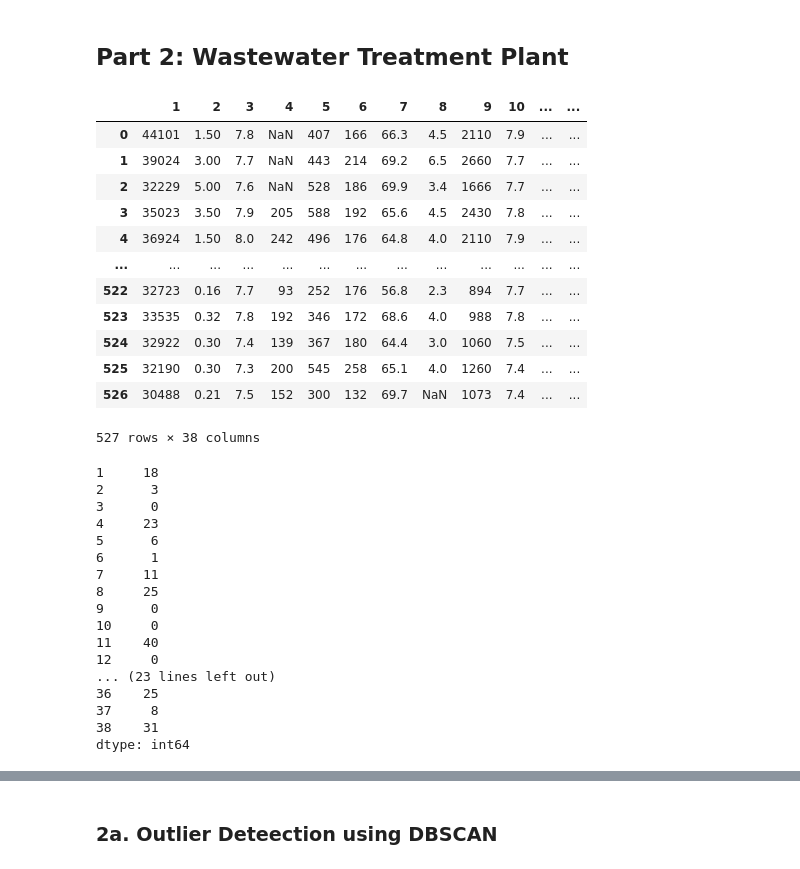
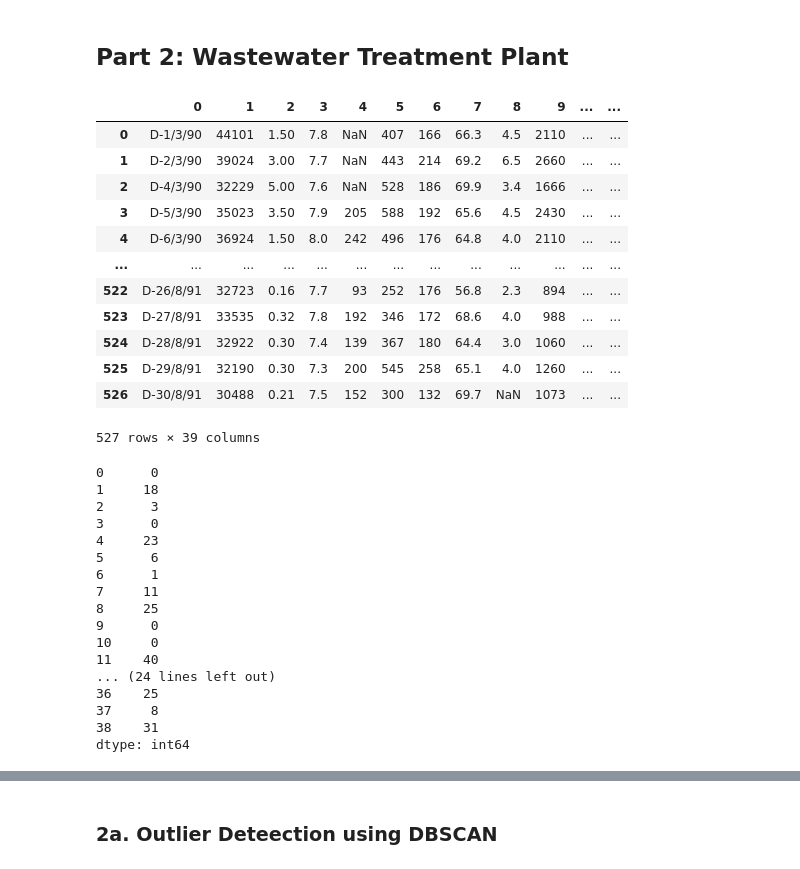
Before and after one commit to cayasryan/CAYAS-AI-221, a Jupyter notebook: MEX 6/MEX6.ipynb, the cells around one changed output, grey strips where cells are left out. Cells and saved outputs as stored; diff of their text form; code cells hidden in the pictures.

```diff
--- a/MEX 6/MEX6.ipynb
+++ b/MEX 6/MEX6.ipynb
@@ -171,25 +172,26 @@ Threshold (KDE) = 0.036312713902802975
 # %%
 wastewater_df =  pd.read_csv('water+treatment+plant/water-treatment.data', sep=",", header=None)
 wastewater_df.replace('?', np.nan, inplace=True)
-wastewater_df.drop(wastewater_df.columns[0], axis = 1, inplace=True)
+#wastewater_df.drop(wastewater_df.columns[0], axis = 1, inplace=True)
 wastewater_df
 # %% [output]
-|  | 1 | 2 | 3 | 4 | 5 | 6 | 7 | 8 | 9 | 10 | ... | ... |
-| 0 | 44101 | 1.50 | 7.8 | NaN | 407 | 166 | 66.3 | 4.5 | 2110 | 7.9 | ... | ... |
-| 1 | 39024 | 3.00 | 7.7 | NaN | 443 | 214 | 69.2 | 6.5 | 2660 | 7.7 | ... | ... |
-| 2 | 32229 | 5.00 | 7.6 | NaN | 528 | 186 | 69.9 | 3.4 | 1666 | 7.7 | ... | ... |
-| 3 | 35023 | 3.50 | 7.9 | 205 | 588 | 192 | 65.6 | 4.5 | 2430 | 7.8 | ... | ... |
-| 4 | 36924 | 1.50 | 8.0 | 242 | 496 | 176 | 64.8 | 4.0 | 2110 | 7.9 | ... | ... |
+|  | 0 | 1 | 2 | 3 | 4 | 5 | 6 | 7 | 8 | 9 | ... | ... |
+| 0 | D-1/3/90 | 44101 | 1.50 | 7.8 | NaN | 407 | 166 | 66.3 | 4.5 | 2110 | ... | ... |
+| 1 | D-2/3/90 | 39024 | 3.00 | 7.7 | NaN | 443 | 214 | 69.2 | 6.5 | 2660 | ... | ... |
+| 2 | D-4/3/90 | 32229 | 5.00 | 7.6 | NaN | 528 | 186 | 69.9 | 3.4 | 1666 | ... | ... |
+| 3 | D-5/3/90 | 35023 | 3.50 | 7.9 | 205 | 588 | 192 | 65.6 | 4.5 | 2430 | ... | ... |
+| 4 | D-6/3/90 | 36924 | 1.50 | 8.0 | 242 | 496 | 176 | 64.8 | 4.0 | 2110 | ... | ... |
 | ... | ... | ... | ... | ... | ... | ... | ... | ... | ... | ... | ... | ... |
-| 522 | 32723 | 0.16 | 7.7 | 93 | 252 | 176 | 56.8 | 2.3 | 894 | 7.7 | ... | ... |
-| 523 | 33535 | 0.32 | 7.8 | 192 | 346 | 172 | 68.6 | 4.0 | 988 | 7.8 | ... | ... |
-| 524 | 32922 | 0.30 | 7.4 | 139 | 367 | 180 | 64.4 | 3.0 | 1060 | 7.5 | ... | ... |
-| 525 | 32190 | 0.30 | 7.3 | 200 | 545 | 258 | 65.1 | 4.0 | 1260 | 7.4 | ... | ... |
-| 526 | 30488 | 0.21 | 7.5 | 152 | 300 | 132 | 69.7 | NaN | 1073 | 7.4 | ... | ... |
+| 522 | D-26/8/91 | 32723 | 0.16 | 7.7 | 93 | 252 | 176 | 56.8 | 2.3 | 894 | ... | ... |
+| 523 | D-27/8/91 | 33535 | 0.32 | 7.8 | 192 | 346 | 172 | 68.6 | 4.0 | 988 | ... | ... |
+| 524 | D-28/8/91 | 32922 | 0.30 | 7.4 | 139 | 367 | 180 | 64.4 | 3.0 | 1060 | ... | ... |
+| 525 | D-29/8/91 | 32190 | 0.30 | 7.3 | 200 | 545 | 258 | 65.1 | 4.0 | 1260 | ... | ... |
+| 526 | D-30/8/91 | 30488 | 0.21 | 7.5 | 152 | 300 | 132 | 69.7 | NaN | 1073 | ... | ... |
-527 rows × 38 columns
+527 rows × 39 columns
 # %%
 wastewater_df.isnull().sum()
 # %% [output]
+0      0
 1     18
 2      3
 3      0
@@ -201,8 +203,7 @@ wastewater_df.isnull().sum()
 9      0
 10     0
 11    40
-12     0
-... (23 lines left out)
+... (24 lines left out)
 36    25
 37     8
 38    31
```
Also changed, not shown: parts of 13 cells of this notebook.
